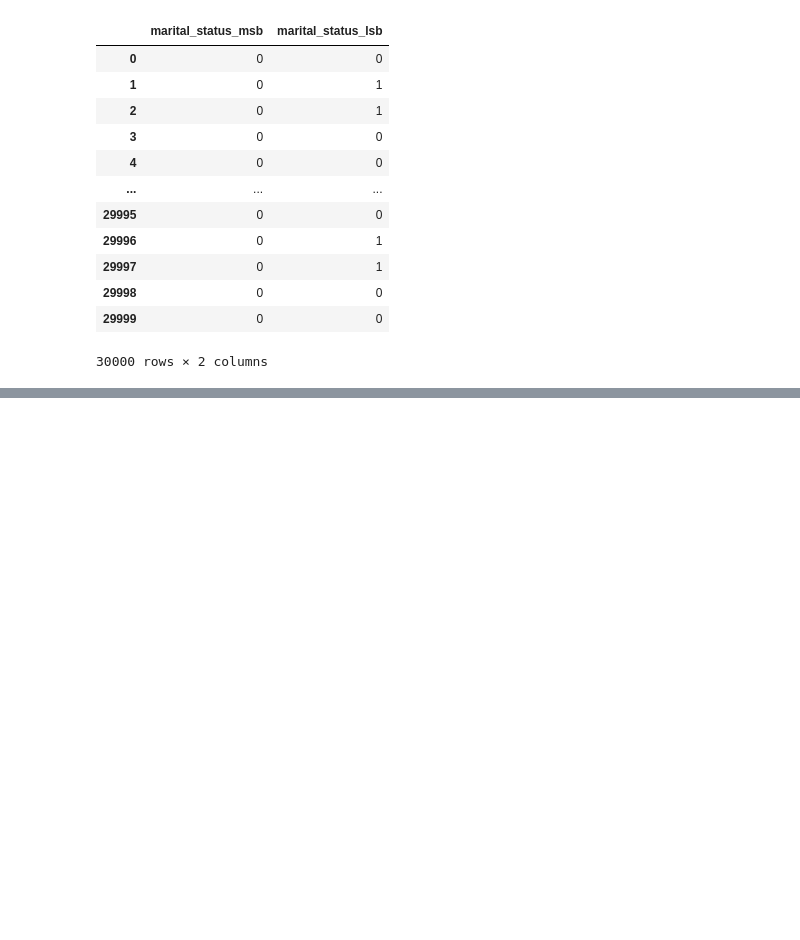
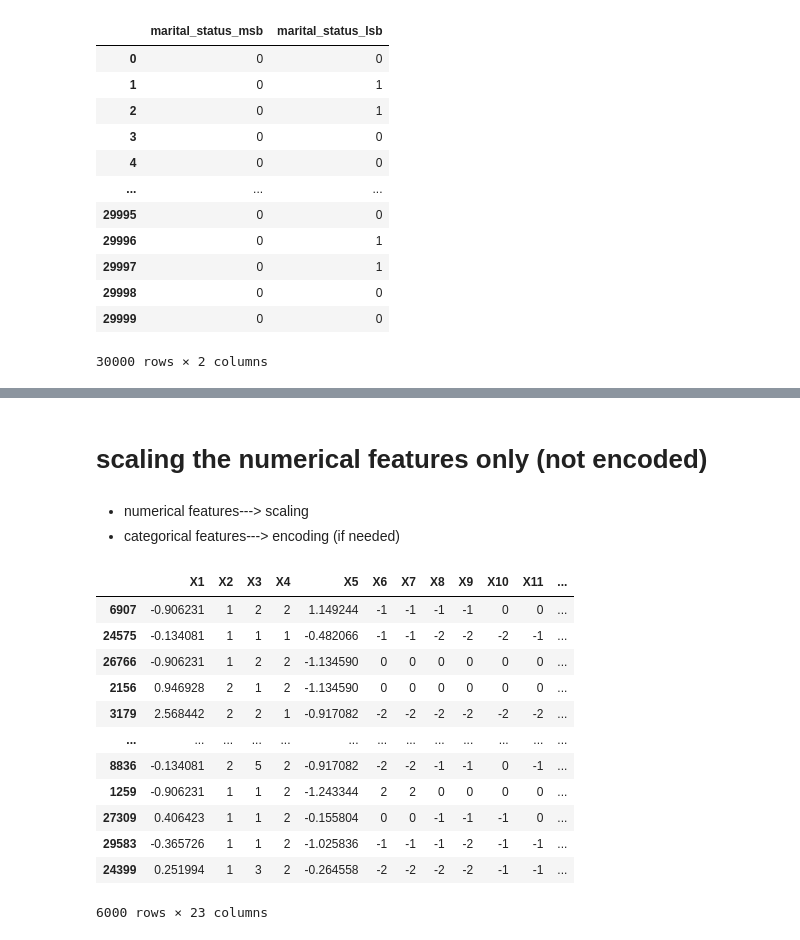
Before and after one commit to nouur-mohaamed/CreditCardDefault_ML_Project, a Jupyter notebook: Credit_card_default_prediction.ipynb, the cells around one changed output, grey strips where cells are left out. Saved outputs shown, nothing was run; the diff lists cells and outputs as text; code cells hidden in the pictures; blank space fills up the shorter version.

```diff
--- a/Credit_card_default_prediction.ipynb
+++ b/Credit_card_default_prediction.ipynb
@@ -342,0 +367,2 @@ full_credit_card_data_table_encoded
+# %%
+train,test=train_test_split(full_credit_card_data_table,test_size=0.2,random_state=42,stratify=full_credit_card_data_table['Y'])
@@ -342,0 +383,5 @@ full_credit_card_data_table_encoded
+# %%
+y_train=train['Y']
+y_test=test['Y']
+x_train=train.drop(columns=['Y'])
+x_test=test.drop(columns=['Y'])
@@ -342,0 +397,5 @@ full_credit_card_data_table_encoded
+# %% [markdown]
+# scaling the numerical features only (not encoded)
+# %% [markdown]
+* numerical features---> scaling
+* categorical features---> encoding (if needed)
@@ -342,0 +404,22 @@ full_credit_card_data_table_encoded
+# %%
+num_features=['X1','X5','X12','X13','X14','X15','X16','X17','X18','X19','X20','X21','X22','X23']
+# %%
+scaler=StandardScaler()
+x_train[num_features]=scaler.fit_transform(x_train[num_features])
+x_test[num_features]=scaler.transform(x_test[num_features])
+# %%
+x_test
+# %% [output]
+|  | X1 | X2 | X3 | X4 | X5 | X6 | X7 | X8 | X9 | X10 | X11 | ... |
+| 6907 | -0.906231 | 1 | 2 | 2 | 1.149244 | -1 | -1 | -1 | -1 | 0 | 0 | ... |
+| 24575 | -0.134081 | 1 | 1 | 1 | -0.482066 | -1 | -1 | -2 | -2 | -2 | -1 | ... |
+| 26766 | -0.906231 | 1 | 2 | 2 | -1.134590 | 0 | 0 | 0 | 0 | 0 | 0 | ... |
+| 2156 | 0.946928 | 2 | 1 | 2 | -1.134590 | 0 | 0 | 0 | 0 | 0 | 0 | ... |
+| 3179 | 2.568442 | 2 | 2 | 1 | -0.917082 | -2 | -2 | -2 | -2 | -2 | -2 | ... |
+| ... | ... | ... | ... | ... | ... | ... | ... | ... | ... | ... | ... | ... |
+| 8836 | -0.134081 | 2 | 5 | 2 | -0.917082 | -2 | -2 | -1 | -1 | 0 | -1 | ... |
+| 1259 | -0.906231 | 1 | 1 | 2 | -1.243344 | 2 | 2 | 0 | 0 | 0 | 0 | ... |
+| 27309 | 0.406423 | 1 | 1 | 2 | -0.155804 | 0 | 0 | -1 | -1 | -1 | 0 | ... |
+| 29583 | -0.365726 | 1 | 1 | 2 | -1.025836 | -1 | -1 | -1 | -2 | -1 | -1 | ... |
+| 24399 | 0.251994 | 1 | 3 | 2 | -0.264558 | -2 | -2 | -2 | -2 | -1 | -1 | ... |
+6000 rows × 23 columns
```
Also changed, not shown: parts of 37 cells of this notebook.
